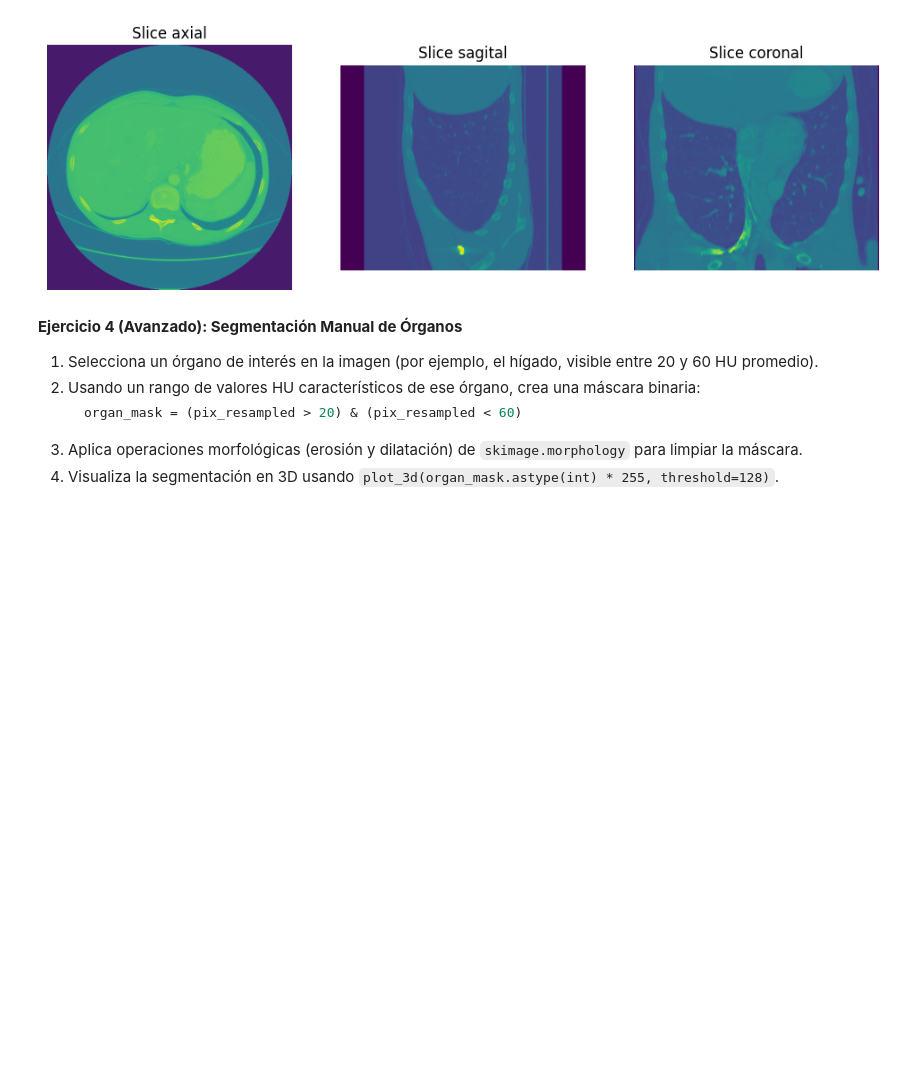
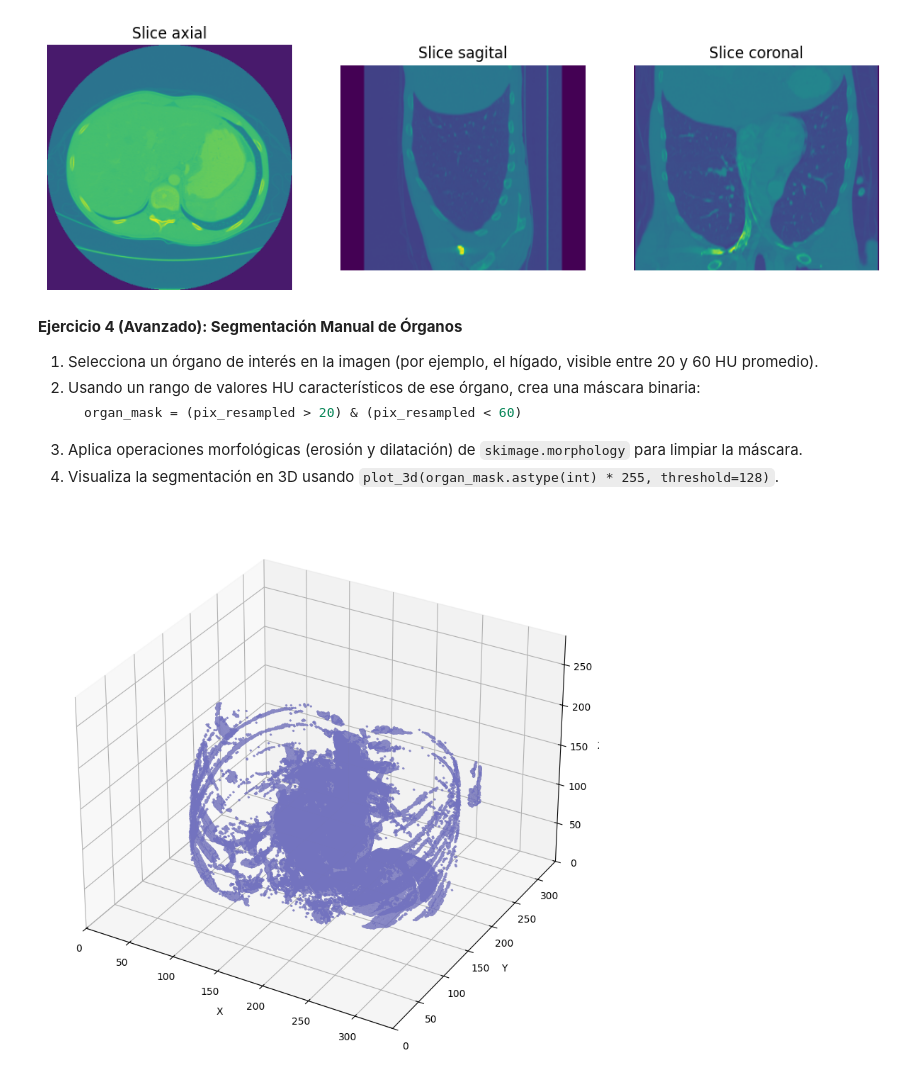
Before and after one commit to Pantareje/dsp_2025, a Jupyter notebook: notebook_04.ipynb, the cells around one changed output. Cells and saved outputs as stored; diff of their text form; code cells hidden in the pictures; blank space fills up the shorter version.

```diff
--- a/notebook_04.ipynb
+++ b/notebook_04.ipynb
@@ -387,0 +424,10 @@ plt.show()
+# %%
+organ_mask = np.zeros_like(pix_resampled, dtype=bool)
+organ_mask[30:180] = (pix_resampled[30:180] > 100) & (pix_resampled[30:180] < 300)
+
+organ_mask = morphology.binary_erosion(organ_mask)
+organ_mask = morphology.binary_dilation(organ_mask)
+
+plot_3d(organ_mask.astype(int) * 255, threshold=128)
+# %% [output]
+[figure, added]
```
Also changed, not shown: parts of 5 cells of this notebook, 1 other file.
